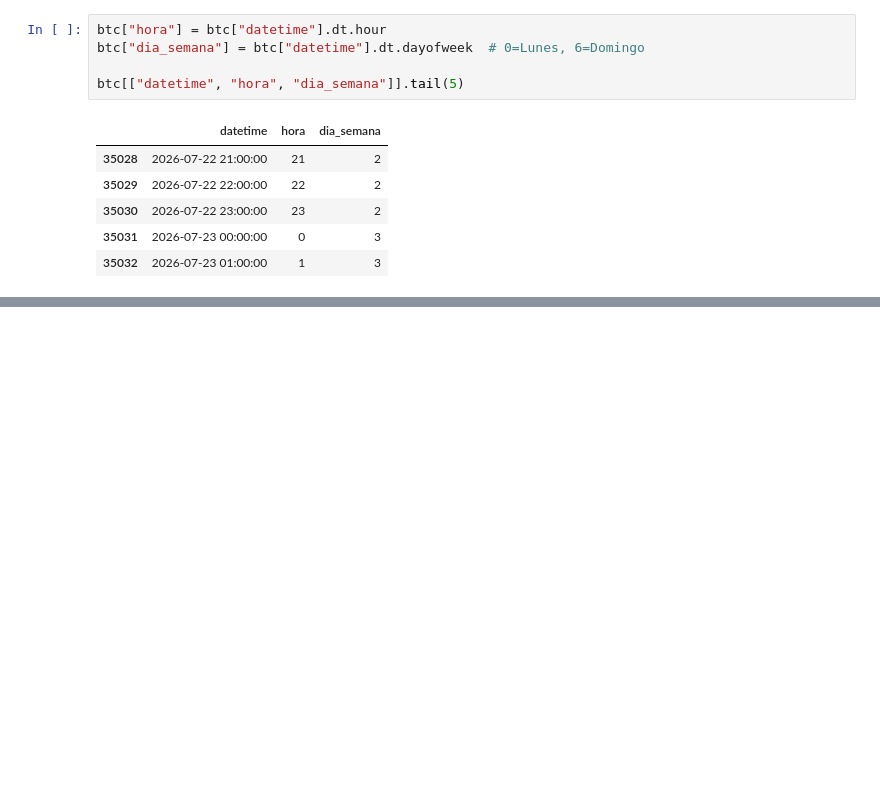
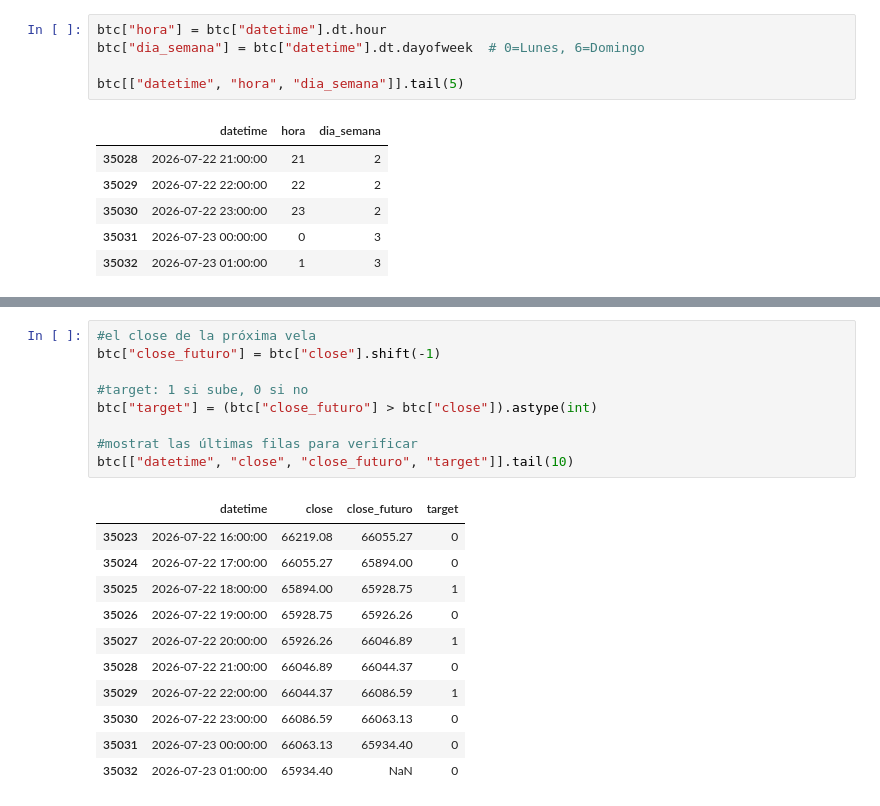
Before and after one commit to JJBP55/Machine-Learning-Project, a Jupyter notebook: src/explore.ipynb, the cells around one changed output, grey strips where cells are left out. Cells and saved outputs as stored; diff of their text form; blank space fills up the shorter version.

```diff
--- a/src/explore.ipynb
+++ b/src/explore.ipynb
@@ -798,0 +837,21 @@ btc[["datetime", "hora", "dia_semana"]].tail(5)
+# %%
+#el close de la próxima vela
+btc["close_futuro"] = btc["close"].shift(-1)
+
+#target: 1 si sube, 0 si no
+btc["target"] = (btc["close_futuro"] > btc["close"]).astype(int)
+
+#mostrat las últimas filas para verificar
+btc[["datetime", "close", "close_futuro", "target"]].tail(10)
+# %% [output]
+|  | datetime | close | close_futuro | target |
+| 35023 | 2026-07-22 16:00:00 | 66219.08 | 66055.27 | 0 |
+| 35024 | 2026-07-22 17:00:00 | 66055.27 | 65894.00 | 0 |
+| 35025 | 2026-07-22 18:00:00 | 65894.00 | 65928.75 | 1 |
+| 35026 | 2026-07-22 19:00:00 | 65928.75 | 65926.26 | 0 |
+| 35027 | 2026-07-22 20:00:00 | 65926.26 | 66046.89 | 1 |
+| 35028 | 2026-07-22 21:00:00 | 66046.89 | 66044.37 | 0 |
+| 35029 | 2026-07-22 22:00:00 | 66044.37 | 66086.59 | 1 |
+| 35030 | 2026-07-22 23:00:00 | 66086.59 | 66063.13 | 0 |
+| 35031 | 2026-07-23 00:00:00 | 66063.13 | 65934.40 | 0 |
+| 35032 | 2026-07-23 01:00:00 | 65934.40 | NaN | 0 |
```
Also changed, not shown: parts of 8 cells of this notebook.
